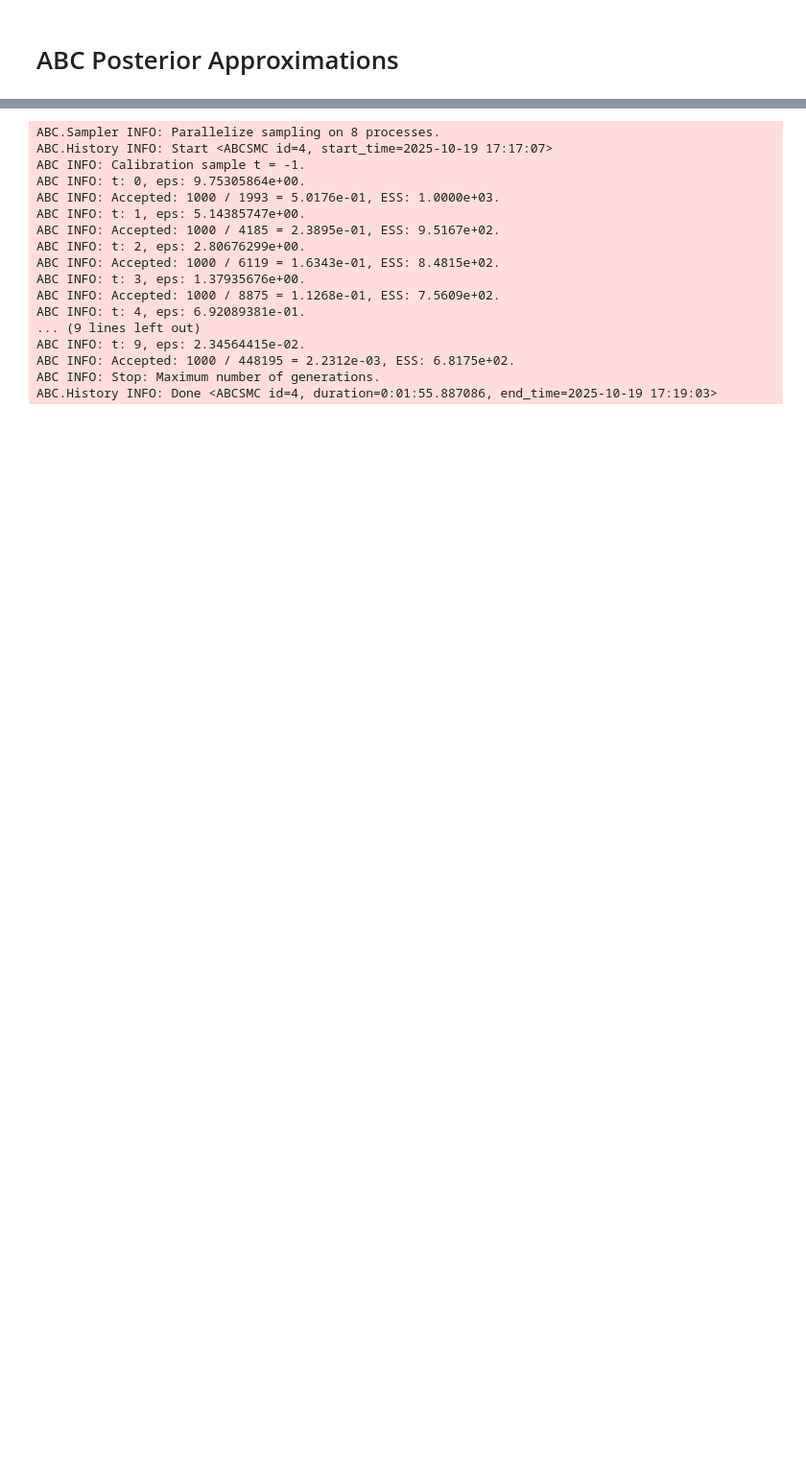
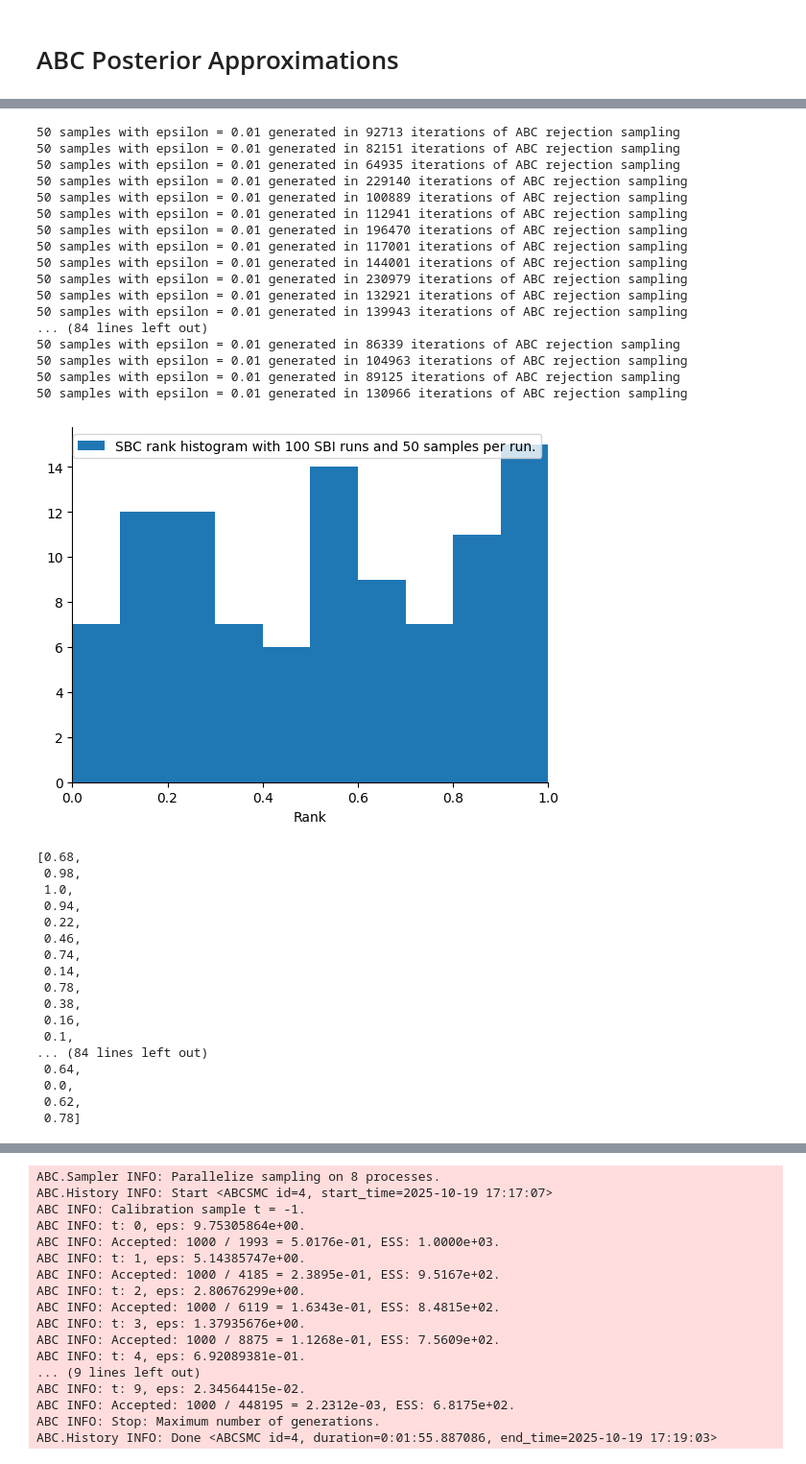
Before and after one commit to kaisamaroo/SBC-SBI, a Jupyter notebook: 1D_MOG_ABC.ipynb, the cells around one changed output, grey strips where cells are left out. Shown at 96% size. Cells and saved outputs as stored; diff of their text form; code cells hidden in the pictures; blank space fills up the shorter version.

```diff
--- a/1D_MOG_ABC.ipynb
+++ b/1D_MOG_ABC.ipynb
@@ -94,0 +137,53 @@ plt.legend()
+# %%
+def abc_rs_sbi(model, prior, distance, n_samples=100, num_sbi_runs=100, epsilon=0.1):
+    ranks = []
+    for i in range(num_sbi_runs):
+        prior_sample = prior.rvs() # Sample from prior.
+        x_simulated = model(prior_sample) # Simulate a datapoint from the model given the prior sample.
+        posterior_samples = np.array(ABC_RS(model, prior, distance, x_simulated, n_samples, epsilon)) # Numpy array of (n_samples, ) samples.
+        rank = np.sum(prior_sample * np.ones_like(posterior_samples) > posterior_samples)/n_samples # Rank statistic
+        ranks.append(float(rank))
+    plt.hist(ranks, label=f"SBC rank histogram with {num_sbi_runs} SBI runs and {n_samples} samples per run.")
+    plt.xlim(0, 1)
+    plt.xlabel("Rank")
+    plt.legend()
+    plt.show()
+    return ranks
+# %%
+abc_rs_sbi(model, prior, distance, n_samples=50, num_sbi_runs=100, epsilon=0.01)
+# %% [output]
+50 samples with epsilon = 0.01 generated in 92713 iterations of ABC rejection sampling
+50 samples with epsilon = 0.01 generated in 82151 iterations of ABC rejection sampling
+50 samples with epsilon = 0.01 generated in 64935 iterations of ABC rejection sampling
+50 samples with epsilon = 0.01 generated in 229140 iterations of ABC rejection sampling
+50 samples with epsilon = 0.01 generated in 100889 iterations of ABC rejection sampling
+50 samples with epsilon = 0.01 generated in 112941 iterations of ABC rejection sampling
+50 samples with epsilon = 0.01 generated in 196470 iterations of ABC rejection sampling
+50 samples with epsilon = 0.01 generated in 117001 iterations of ABC rejection sampling
+50 samples with epsilon = 0.01 generated in 144001 iterations of ABC rejection sampling
+50 samples with epsilon = 0.01 generated in 230979 iterations of ABC rejection sampling
+50 samples with epsilon = 0.01 generated in 132921 iterations of ABC rejection sampling
+50 samples with epsilon = 0.01 generated in 139943 iterations of ABC rejection sampling
+... (84 lines left out)
+50 samples with epsilon = 0.01 generated in 86339 iterations of ABC rejection sampling
+50 samples with epsilon = 0.01 generated in 104963 iterations of ABC rejection sampling
+50 samples with epsilon = 0.01 generated in 89125 iterations of ABC rejection sampling
+50 samples with epsilon = 0.01 generated in 130966 iterations of ABC rejection sampling
+[figure, added]
+[0.68,
+ 0.98,
+ 1.0,
+ 0.94,
+ 0.22,
+ 0.46,
+ 0.74,
+ 0.14,
+ 0.78,
+ 0.38,
+ 0.16,
+ 0.1,
+... (84 lines left out)
+ 0.64,
+ 0.0,
+ 0.62,
+ 0.78]
```
Also changed, not shown: parts of 13 cells of this notebook, 1 other file.
